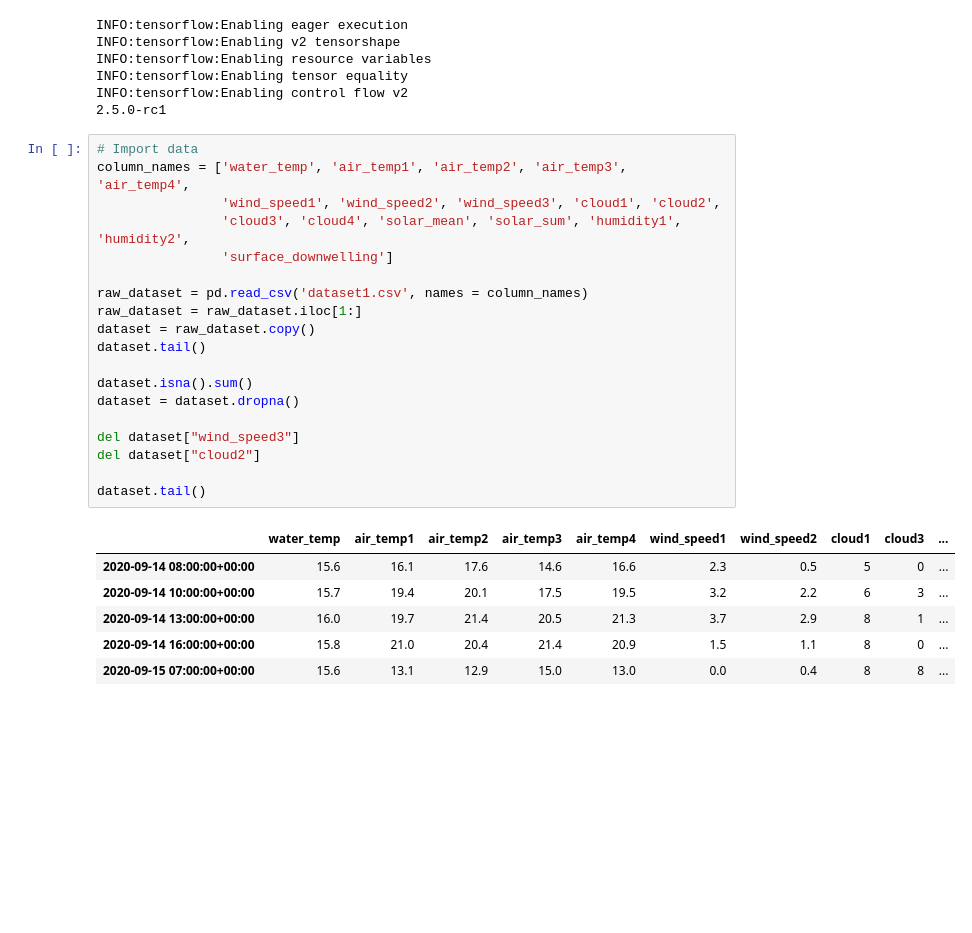
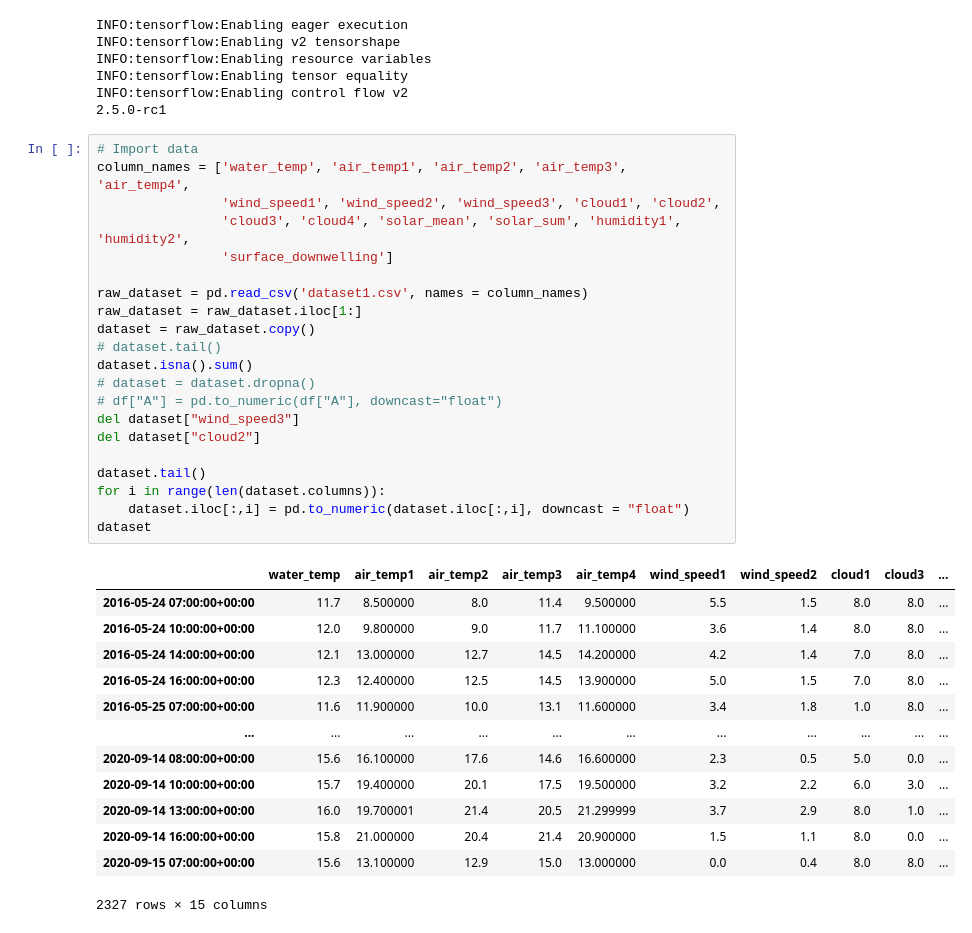
Before and after one commit to FlorianBeiser/MA8701, a Jupyter notebook: P3/P3.ipynb, the cells around one changed output. Saved outputs shown, nothing was run; the diff lists cells and outputs as text; blank space fills up the shorter version.

```diff
--- a/P3/P3.ipynb
+++ b/P3/P3.ipynb
@@ -54,29 +54,38 @@ INFO:tensorflow:Enabling control flow v2
 # %%
 # Import data
 column_names = ['water_temp', 'air_temp1', 'air_temp2', 'air_temp3', 'air_temp4',
                 'wind_speed1', 'wind_speed2', 'wind_speed3', 'cloud1', 'cloud2',
                 'cloud3', 'cloud4', 'solar_mean', 'solar_sum', 'humidity1', 'humidity2',
                 'surface_downwelling']
 
 raw_dataset = pd.read_csv('dataset1.csv', names = column_names)
 raw_dataset = raw_dataset.iloc[1:]
 dataset = raw_dataset.copy()
-dataset.tail()
-
+# dataset.tail()
 dataset.isna().sum()
-dataset = dataset.dropna()
-
+# dataset = dataset.dropna()
+# df["A"] = pd.to_numeric(df["A"], downcast="float")
 del dataset["wind_speed3"]
 del dataset["cloud2"]
 
 dataset.tail()
+for i in range(len(dataset.columns)):
+    dataset.iloc[:,i] = pd.to_numeric(dataset.iloc[:,i], downcast = "float")
+dataset
 # %% [output]
 |  | water_temp | air_temp1 | air_temp2 | air_temp3 | air_temp4 | wind_speed1 | wind_speed2 | cloud1 | cloud3 | ... |
-| 2020-09-14 08:00:00+00:00 | 15.6 | 16.1 | 17.6 | 14.6 | 16.6 | 2.3 | 0.5 | 5 | 0 | ... |
-| 2020-09-14 10:00:00+00:00 | 15.7 | 19.4 | 20.1 | 17.5 | 19.5 | 3.2 | 2.2 | 6 | 3 | ... |
-| 2020-09-14 13:00:00+00:00 | 16.0 | 19.7 | 21.4 | 20.5 | 21.3 | 3.7 | 2.9 | 8 | 1 | ... |
-| 2020-09-14 16:00:00+00:00 | 15.8 | 21.0 | 20.4 | 21.4 | 20.9 | 1.5 | 1.1 | 8 | 0 | ... |
-| 2020-09-15 07:00:00+00:00 | 15.6 | 13.1 | 12.9 | 15.0 | 13.0 | 0.0 | 0.4 | 8 | 8 | ... |
+| 2016-05-24 07:00:00+00:00 | 11.7 | 8.500000 | 8.0 | 11.4 | 9.500000 | 5.5 | 1.5 | 8.0 | 8.0 | ... |
+| 2016-05-24 10:00:00+00:00 | 12.0 | 9.800000 | 9.0 | 11.7 | 11.100000 | 3.6 | 1.4 | 8.0 | 8.0 | ... |
+| 2016-05-24 14:00:00+00:00 | 12.1 | 13.000000 | 12.7 | 14.5 | 14.200000 | 4.2 | 1.4 | 7.0 | 8.0 | ... |
+| 2016-05-24 16:00:00+00:00 | 12.3 | 12.400000 | 12.5 | 14.5 | 13.900000 | 5.0 | 1.5 | 7.0 | 8.0 | ... |
+| 2016-05-25 07:00:00+00:00 | 11.6 | 11.900000 | 10.0 | 13.1 | 11.600000 | 3.4 | 1.8 | 1.0 | 8.0 | ... |
+| ... | ... | ... | ... | ... | ... | ... | ... | ... | ... | ... |
+| 2020-09-14 08:00:00+00:00 | 15.6 | 16.100000 | 17.6 | 14.6 | 16.600000 | 2.3 | 0.5 | 5.0 | 0.0 | ... |
+| 2020-09-14 10:00:00+00:00 | 15.7 | 19.400000 | 20.1 | 17.5 | 19.500000 | 3.2 | 2.2 | 6.0 | 3.0 | ... |
+| 2020-09-14 13:00:00+00:00 | 16.0 | 19.700001 | 21.4 | 20.5 | 21.299999 | 3.7 | 2.9 | 8.0 | 1.0 | ... |
+| 2020-09-14 16:00:00+00:00 | 15.8 | 21.000000 | 20.4 | 21.4 | 20.900000 | 1.5 | 1.1 | 8.0 | 0.0 | ... |
+| 2020-09-15 07:00:00+00:00 | 15.6 | 13.100000 | 12.9 | 15.0 | 13.000000 | 0.0 | 0.4 | 8.0 | 8.0 | ... |
+2327 rows × 15 columns
 # %%
 # Split the data set
 train_dataset = dataset.sample(frac=0.8, random_state=0)
```
Also changed, not shown: parts of 9 cells of this notebook.
